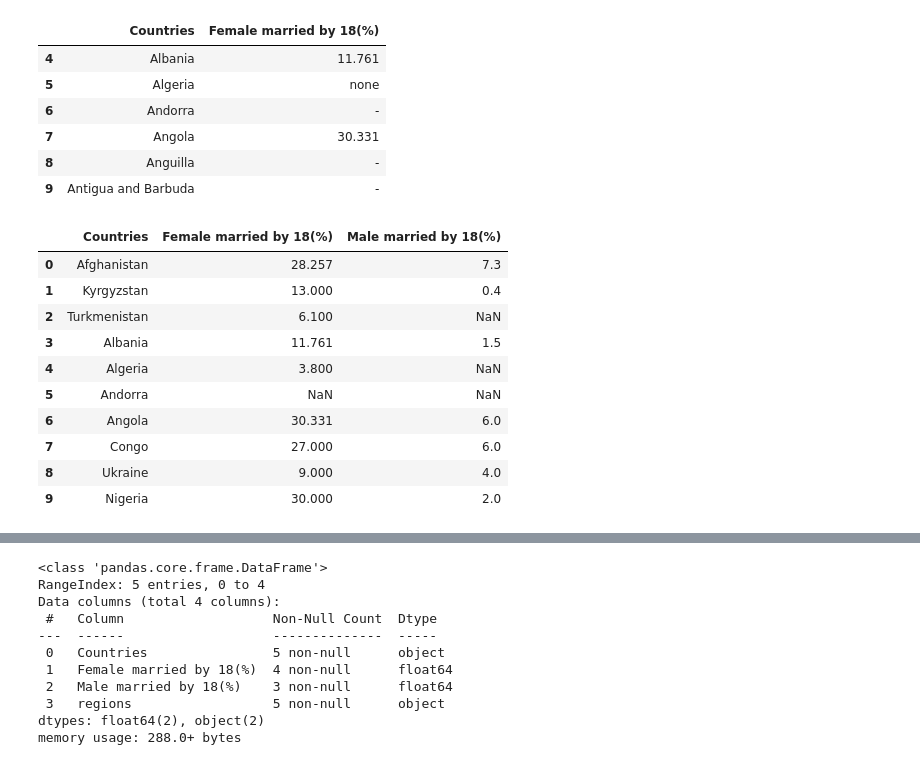
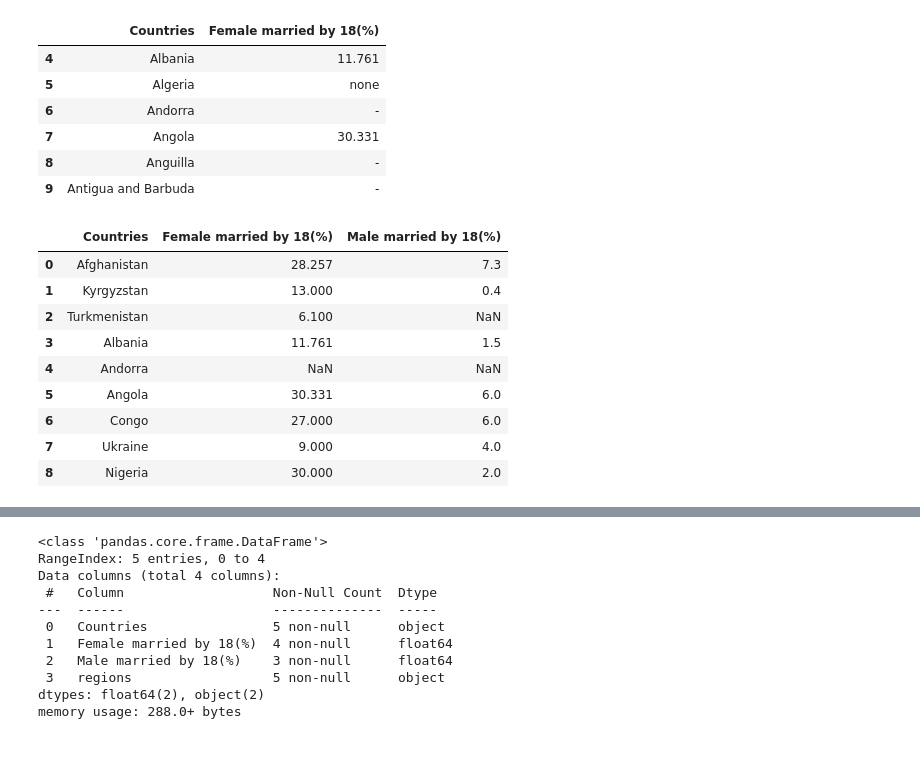
Before and after one commit to shimjide123/datman, a Jupyter notebook: PS2_Yu_Nong.ipynb, the cells around one changed output, grey strips where cells are left out. Saved outputs shown, nothing was run; the diff lists cells and outputs as text; code cells hidden in the pictures.

```diff
--- a/PS2_Yu_Nong.ipynb
+++ b/PS2_Yu_Nong.ipynb
@@ -95,18 +95,17 @@ Marriage[['Countries','Female married by 18(%)']][1:7]
 | 9 | Antigua and Barbuda | - |
 # %%
 #Mapping practice
-Marriage2= pd.DataFrame({"Countries": ["Afghanistan","Kyrgyzstan","Turkmenistan","Albania","Algeria","Andorra","Angola","Congo","Ukraine","Nigeria"],"Female married by 18(%)":[28.257,13,6.1,11.761,3.8,None,30.331,27,9,30],"Male married by 18(%)":[7.3,0.4,None,1.5,None,None,6,6,4,2]})
+Marriage2= pd.DataFrame({"Countries": ["Afghanistan","Kyrgyzstan","Turkmenistan","Albania","Andorra","Angola","Congo","Ukraine","Nigeria"],"Female married by 18(%)":[28.257,13,6.1,11.761,None,30.331,27,9,30],"Male married by 18(%)":[7.3,0.4,None,1.5,None,6,6,4,2]})
 Marriage2
 # %% [output]
 |  | Countries | Female married by 18(%) | Male married by 18(%) |
 | 0 | Afghanistan | 28.257 | 7.3 |
 | 1 | Kyrgyzstan | 13.000 | 0.4 |
 | 2 | Turkmenistan | 6.100 | NaN |
 | 3 | Albania | 11.761 | 1.5 |
-| 4 | Algeria | 3.800 | NaN |
-| 5 | Andorra | NaN | NaN |
-| 6 | Angola | 30.331 | 6.0 |
-| 7 | Congo | 27.000 | 6.0 |
-| 8 | Ukraine | 9.000 | 4.0 |
-| 9 | Nigeria | 30.000 | 2.0 |
+| 4 | Andorra | NaN | NaN |
+| 5 | Angola | 30.331 | 6.0 |
+| 6 | Congo | 27.000 | 6.0 |
+| 7 | Ukraine | 9.000 | 4.0 |
+| 8 | Nigeria | 30.000 | 2.0 |
 # %%
```
Also changed, not shown: parts of 6 cells of this notebook.
